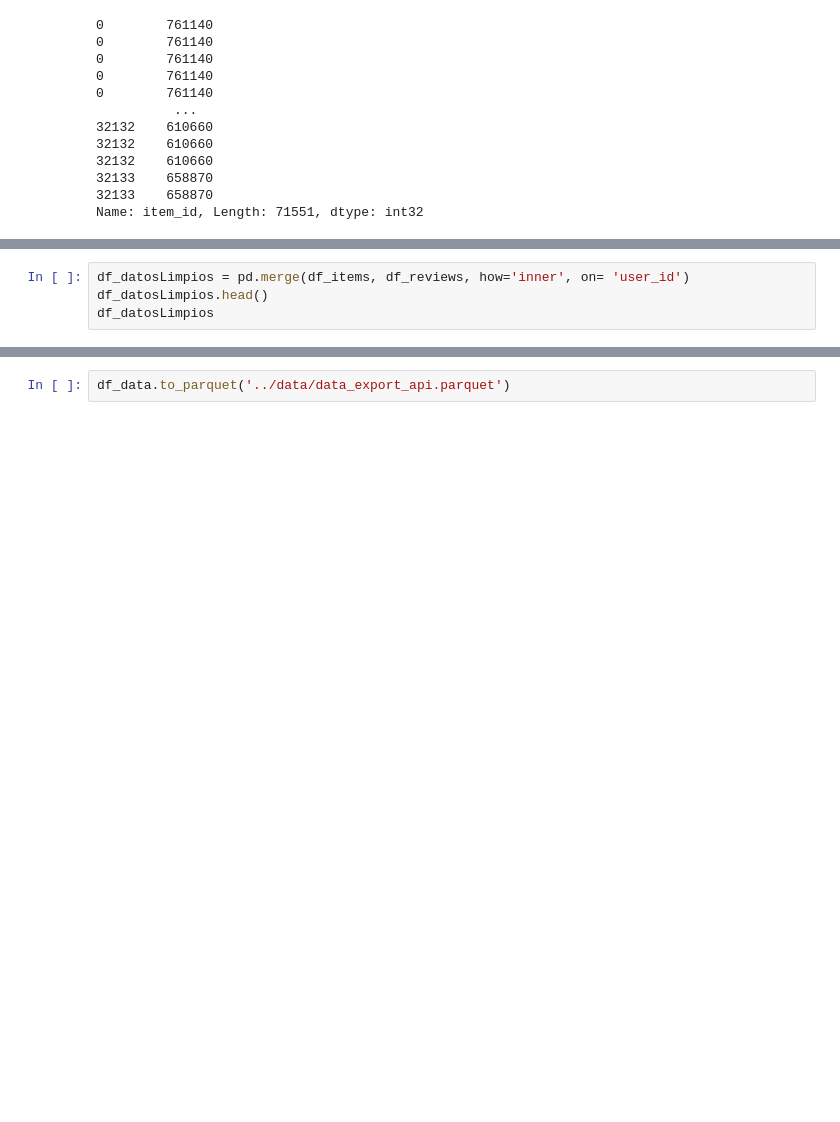
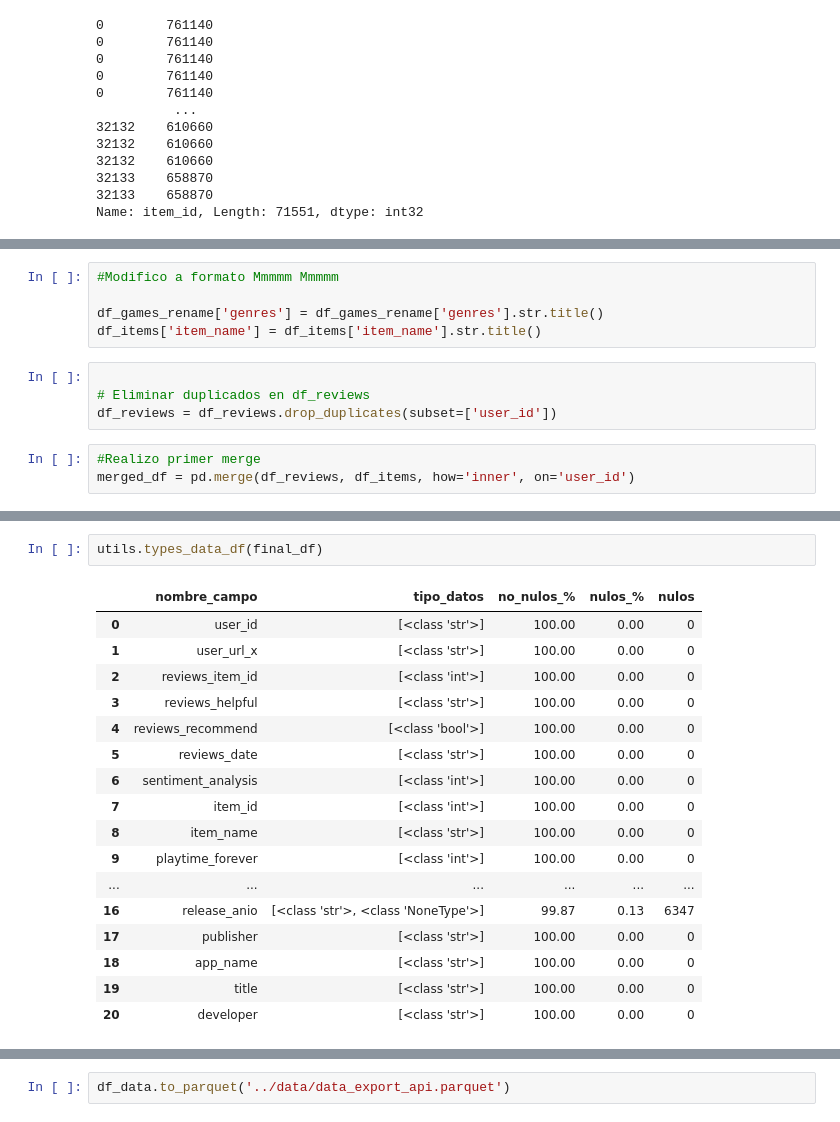
Before and after one commit to leoviscay/PI_ML_OPS-tree-PT, a Jupyter notebook: JupyterNotebooks/02_Feature_Enginner.ipynb, the cells around one changed output, grey strips where cells are left out. Drawn from its saved outputs; the diff is of its cells as text; blank space fills up the shorter version.

Commit message:
Modifico FeatureEnginner

```diff
--- a/JupyterNotebooks/02_Feature_Enginner.ipynb
+++ b/JupyterNotebooks/02_Feature_Enginner.ipynb
@@ -95,4 +161,12 @@ Para elegir en post los datos a exportar
+# %%
+#Modifico a formato Mmmmm Mmmmm
+
+df_games_rename['genres'] = df_games_rename['genres'].str.title()
+df_items['item_name'] = df_items['item_name'].str.title()
+# %%
+
+# Eliminar duplicados en df_reviews
+df_reviews = df_reviews.drop_duplicates(subset=['user_id'])
 # %%
-df_datosLimpios = pd.merge(df_items, df_reviews, how='inner', on= 'user_id')
-df_datosLimpios.head()
-df_datosLimpios
+#Realizo primer merge
+merged_df = pd.merge(df_reviews, df_items, how='inner', on='user_id')
@@ -126 +196,21 @@ Index(['item_id', 'item_name', 'playtime_forever', 'steam_id', 'items_count',
+# %%
+utils.types_data_df(final_df)
+# %% [output]
+|  | nombre_campo | tipo_datos | no_nulos_% | nulos_% | nulos |
+| 0 | user_id | [<class 'str'>] | 100.00 | 0.00 | 0 |
+| 1 | user_url_x | [<class 'str'>] | 100.00 | 0.00 | 0 |
+| 2 | reviews_item_id | [<class 'int'>] | 100.00 | 0.00 | 0 |
+| 3 | reviews_helpful | [<class 'str'>] | 100.00 | 0.00 | 0 |
+| 4 | reviews_recommend | [<class 'bool'>] | 100.00 | 0.00 | 0 |
+| 5 | reviews_date | [<class 'str'>] | 100.00 | 0.00 | 0 |
+| 6 | sentiment_analysis | [<class 'int'>] | 100.00 | 0.00 | 0 |
+| 7 | item_id | [<class 'int'>] | 100.00 | 0.00 | 0 |
+| 8 | item_name | [<class 'str'>] | 100.00 | 0.00 | 0 |
+| 9 | playtime_forever | [<class 'int'>] | 100.00 | 0.00 | 0 |
+| ... | ... | ... | ... | ... | ... |
+| 16 | release_anio | [<class 'str'>, <class 'NoneType'>] | 99.87 | 0.13 | 6347 |
+| 17 | publisher | [<class 'str'>] | 100.00 | 0.00 | 0 |
+| 18 | app_name | [<class 'str'>] | 100.00 | 0.00 | 0 |
+| 19 | title | [<class 'str'>] | 100.00 | 0.00 | 0 |
+| 20 | developer | [<class 'str'>] | 100.00 | 0.00 | 0 |
 # %%
```
Also changed, not shown: parts of 32 cells of this notebook.
